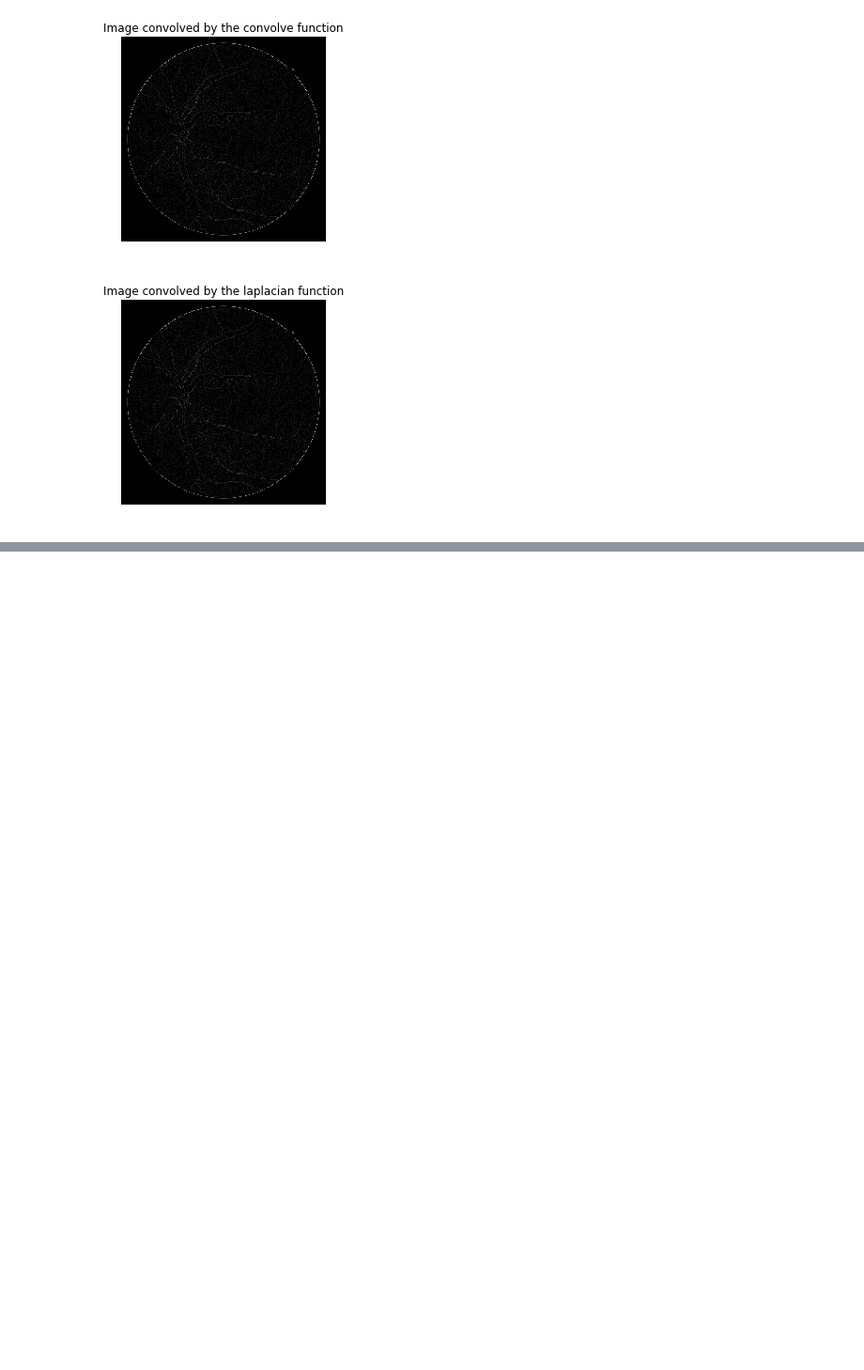
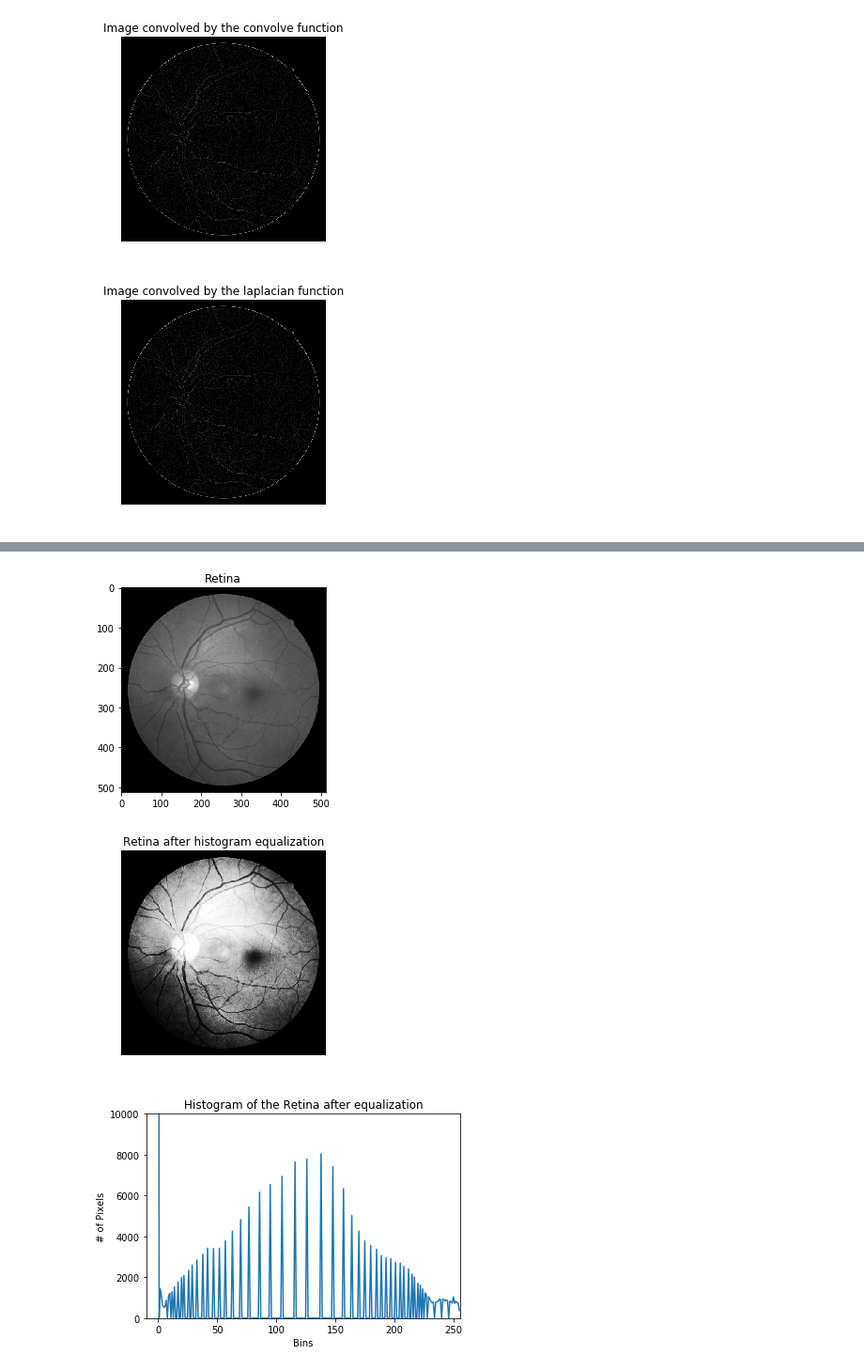
Before and after one commit to cs-ufrn/minicourse-opencv, a Jupyter notebook: OpenCV - Convolutions, Histogram and Thresholding.ipynb, the cells around one changed output, grey strips where cells are left out. Shown at 94% size. Saved outputs shown, nothing was run; the diff lists cells and outputs as text; code cells hidden in the pictures; blank space fills up the shorter version.

```diff
--- a/OpenCV - Convolutions.ipynb
+++ b/OpenCV - Convolutions, Histogram and Thresholding.ipynb
@@ -502,0 +536,28 @@ plt.show()
+# %%
+equalized = cv2.equalizeHist(retina)
+
+plt.figure()
+plt.title("Retina")
+plt.imshow(retina, cmap='gray')
+plt.show()
+
+plt.figure()
+plt.title("Retina after histogram equalization")
+plt.axis("off")
+plt.imshow(equalized, cmap='gray')
+plt.show()
+
+histAfter = cv2.calcHist([equalized], [0], None, [256], [0, 256])
+
+plt.figure()
+plt.title("Histogram of the Retina after equalization")
+plt.xlabel("Bins")
+plt.ylabel("# of Pixels")
+plt.plot(histAfter)
+plt.xlim([-10, 256])
+plt.ylim([0, 10000])
+plt.show()
+# %% [output]
+[figure, added]
+[figure, added]
+[figure, added]
```
Also changed, not shown: parts of 11 cells of this notebook.
